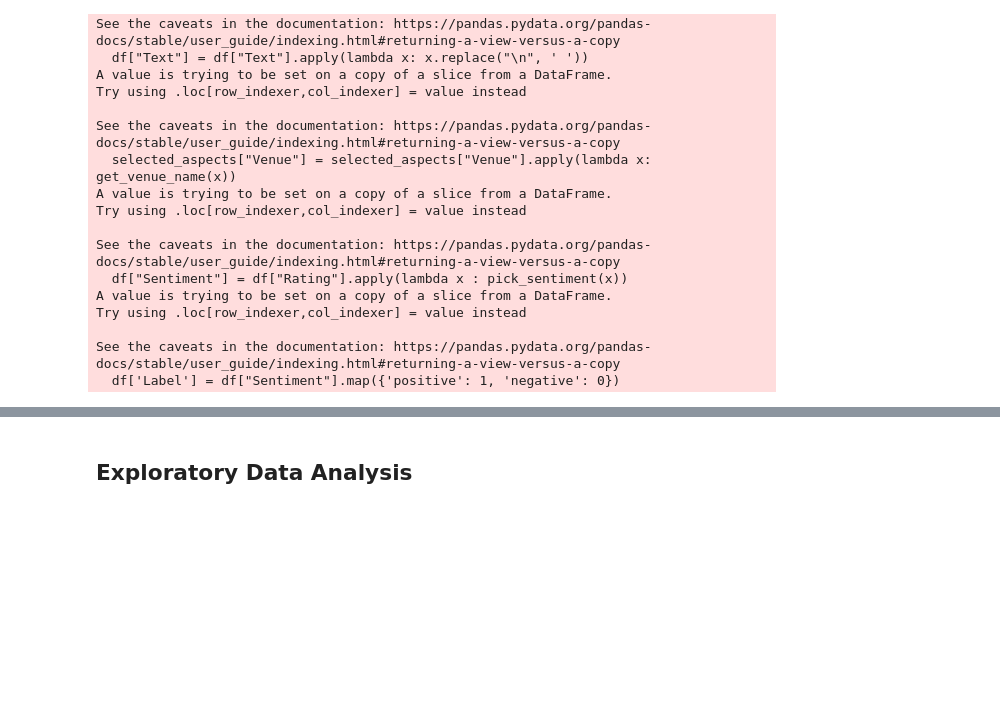
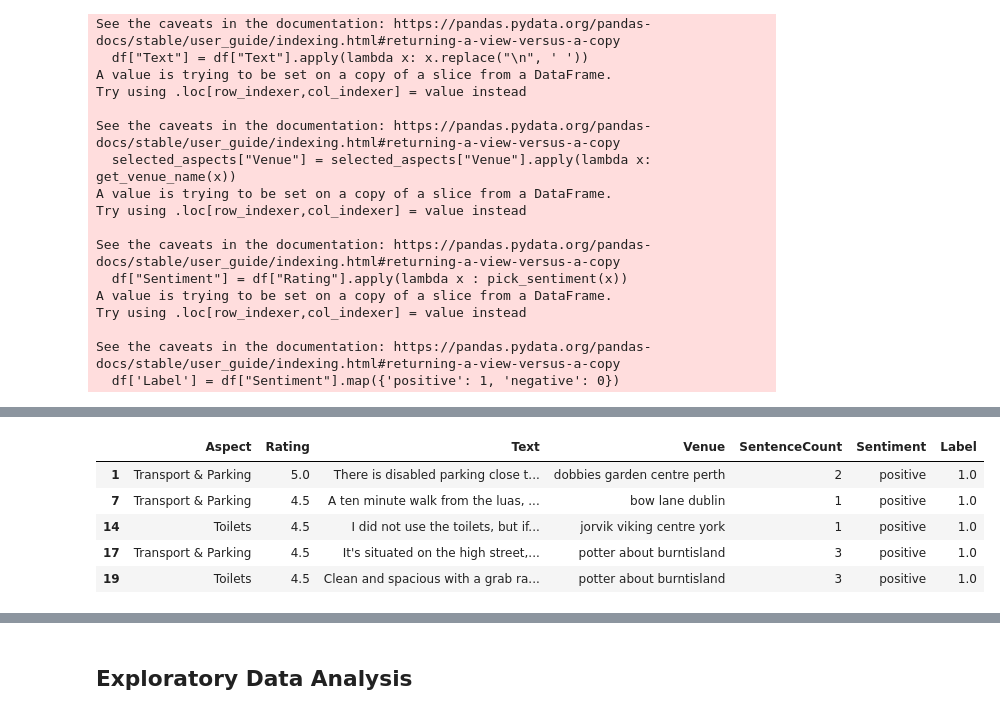
Before and after one commit to Amsterdam-Internships/Venue-Accessibility-Google-Reviews, a Jupyter notebook: notebooks/Pipeline.ipynb, the cells around one changed output, grey strips where cells are left out. Saved outputs shown, nothing was run; the diff lists cells and outputs as text; code cells hidden in the pictures; blank space fills up the shorter version.

```diff
--- a/notebooks/Pipeline.ipynb
+++ b/notebooks/Pipeline.ipynb
@@ -105,0 +81,9 @@ display(clean_test_df[:10])
+# %%
+clean_train_df.head()
+# %% [output]
+|  | Aspect | Rating | Text | Venue | SentenceCount | Sentiment | Label |
+| 1 | Transport & Parking | 5.0 | There is disabled parking close t... | dobbies garden centre perth | 2 | positive | 1.0 |
+| 7 | Transport & Parking | 4.5 | A ten minute walk from the luas, ... | bow lane dublin | 1 | positive | 1.0 |
+| 14 | Toilets | 4.5 | I did not use the toilets, but if... | jorvik viking centre york | 1 | positive | 1.0 |
+| 17 | Transport & Parking | 4.5 | It's situated on the high street,... | potter about burntisland | 3 | positive | 1.0 |
+| 19 | Toilets | 4.5 | Clean and spacious with a grab ra... | potter about burntisland | 3 | positive | 1.0 |
```
Also changed, not shown: parts of 52 cells of this notebook, 12 other files.
